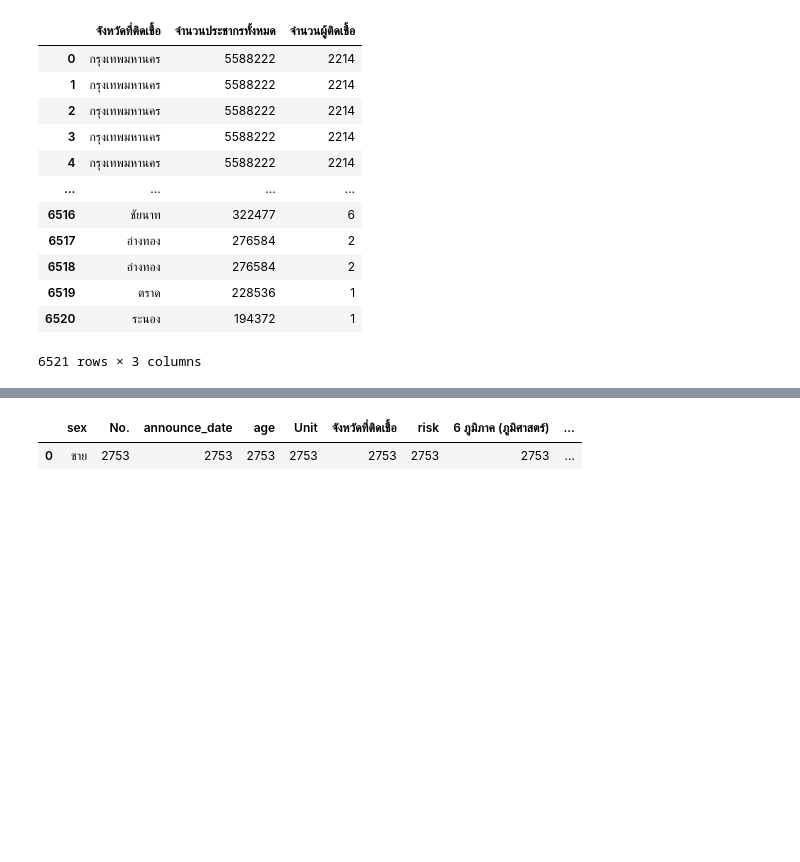
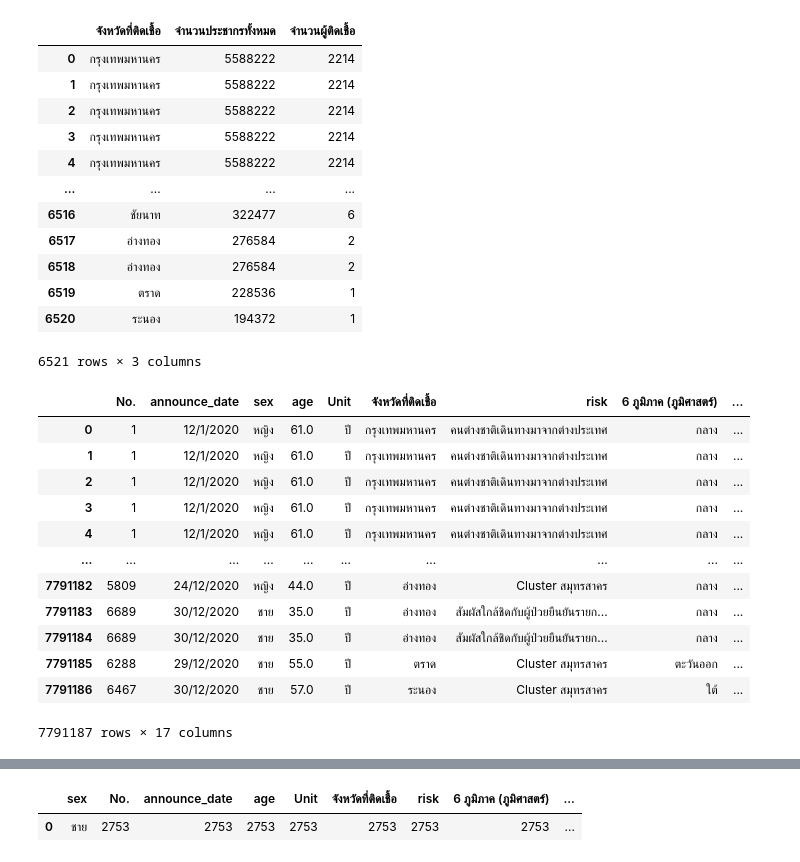
Before and after one commit to chayakonchanlun/data_viz_2022, a Jupyter notebook: Project_Final.ipynb, the cells around one changed output, grey strips where cells are left out. Drawn from its saved outputs; the diff is of its cells as text; code cells hidden in the pictures; blank space fills up the shorter version.

```diff
--- a/Project_Final.ipynb
+++ b/Project_Final.ipynb
@@ -431,3 +473,20 @@ data_Town
 | 6519 | ตราด | 228536 | 1 |
 | 6520 | ระนอง | 194372 | 1 |
 6521 rows × 3 columns
+# %%
+final_town = pd.merge(Final,data_Town,on='จังหวัดที่ติดเชื้อ')
+final_town
+# %% [output]
+|  | No. | announce_date | sex | age | Unit | จังหวัดที่ติดเชื้อ | risk | 6 ภูมิภาค (ภูมิศาสตร์) | ... |
+| 0 | 1 | 12/1/2020 | หญิง | 61.0 | ปี | กรุงเทพมหานคร | คนต่างชาติเดินทางมาจากต่างประเทศ | กลาง | ... |
+| 1 | 1 | 12/1/2020 | หญิง | 61.0 | ปี | กรุงเทพมหานคร | คนต่างชาติเดินทางมาจากต่างประเทศ | กลาง | ... |
+| 2 | 1 | 12/1/2020 | หญิง | 61.0 | ปี | กรุงเทพมหานคร | คนต่างชาติเดินทางมาจากต่างประเทศ | กลาง | ... |
+| 3 | 1 | 12/1/2020 | หญิง | 61.0 | ปี | กรุงเทพมหานคร | คนต่างชาติเดินทางมาจากต่างประเทศ | กลาง | ... |
+| 4 | 1 | 12/1/2020 | หญิง | 61.0 | ปี | กรุงเทพมหานคร | คนต่างชาติเดินทางมาจากต่างประเทศ | กลาง | ... |
+| ... | ... | ... | ... | ... | ... | ... | ... | ... | ... |
+| 7791182 | 5809 | 24/12/2020 | หญิง | 44.0 | ปี | อ่างทอง | Cluster สมุทรสาคร | กลาง | ... |
+| 7791183 | 6689 | 30/12/2020 | ชาย | 35.0 | ปี | อ่างทอง | สัมผัสใกล้ชิดกับผู้ป่วยยืนยันรายก... | กลาง | ... |
+| 7791184 | 6689 | 30/12/2020 | ชาย | 35.0 | ปี | อ่างทอง | สัมผัสใกล้ชิดกับผู้ป่วยยืนยันรายก... | กลาง | ... |
+| 7791185 | 6288 | 29/12/2020 | ชาย | 55.0 | ปี | ตราด | Cluster สมุทรสาคร | ตะวันออก | ... |
+| 7791186 | 6467 | 30/12/2020 | ชาย | 57.0 | ปี | ระนอง | Cluster สมุทรสาคร | ใต้ | ... |
+7791187 rows × 17 columns
```
Also changed, not shown: parts of 28 cells of this notebook.
